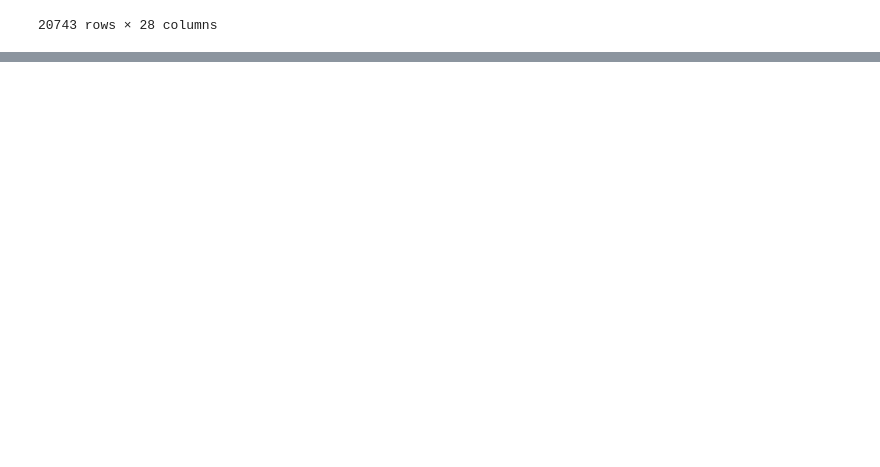
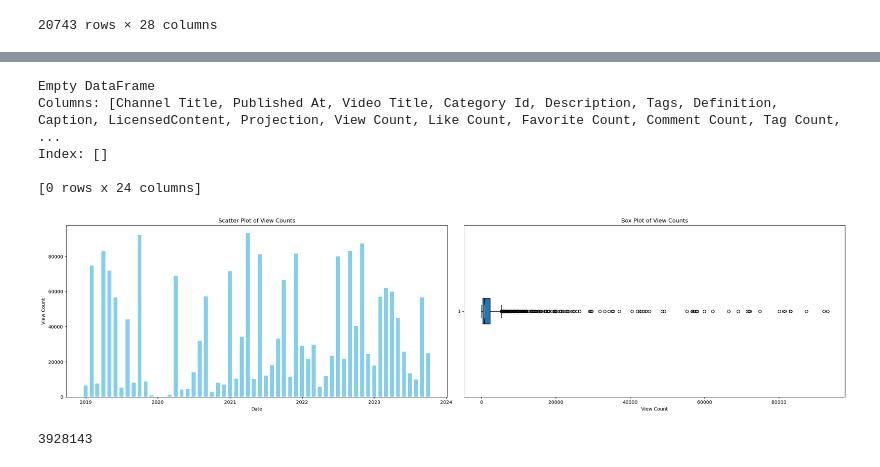
Before and after one commit to AhldenBrough/Covid-vs-Tech-Careers, a Jupyter notebook: data_cleaning.ipynb, the cells around one changed output, grey strips where cells are left out. Drawn from its saved outputs; the diff is of its cells as text; code cells hidden in the pictures; blank space fills up the shorter version.

```diff
--- a/data_cleaning.ipynb
+++ b/data_cleaning.ipynb
@@ -463,0 +658,31 @@ video_df.to_csv('data/youtube_with_covid.csv')
+# %%
+import matplotlib.pyplot as plt
+print(bootcamp_df[bootcamp_df["View Count"] == 18217638])
+# Assuming you have already set 'Date' as the index and 'View Count' is the column you want to use
+bootcamp_df = bootcamp_df[bootcamp_df["View Count"] < 18217638] # remove the outlier in 9/2021
+# Scatter plot
+plt.figure(figsize=(24, 6))
+plt.subplot(1, 2, 1)  # 1 row, 2 columns, plot in position 1
+plt.bar(bootcamp_df.index, bootcamp_df['View Count'], color='skyblue', width=20)
+plt.title('Scatter Plot of View Counts')
+plt.xlabel('Date')
+plt.ylabel('View Count')
+
+# Box plot
+plt.subplot(1, 2, 2)  # plot in position 2
+plt.boxplot(bootcamp_df['View Count'], vert=False, notch=True, patch_artist=True)
+plt.title('Box Plot of View Counts')
+plt.xlabel('View Count')
+
+# Adjust layout
+plt.tight_layout()
+
+# Show the plots
+plt.show()
+# %% [output]
+Empty DataFrame
+Columns: [Channel Title, Published At, Video Title, Category Id, Description, Tags, Definition, Caption, LicensedContent, Projection, View Count, Like Count, Favorite Count, Comment Count, Tag Count,  ...
+Index: []
+
+[0 rows x 24 columns]
+[figure, added]
@@ -463,0 +691,4 @@ video_df.to_csv('data/youtube_with_covid.csv')
+# %%
+outlier_df["View Count"].max()
+# %% [output]
+3928143
```
Also changed, not shown: parts of 47 cells of this notebook.
